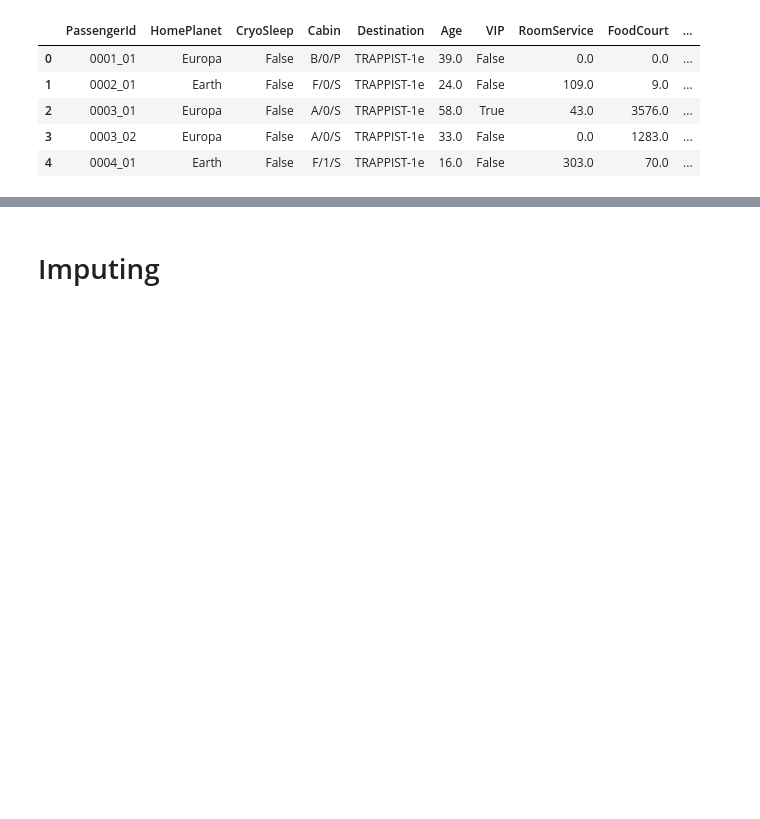
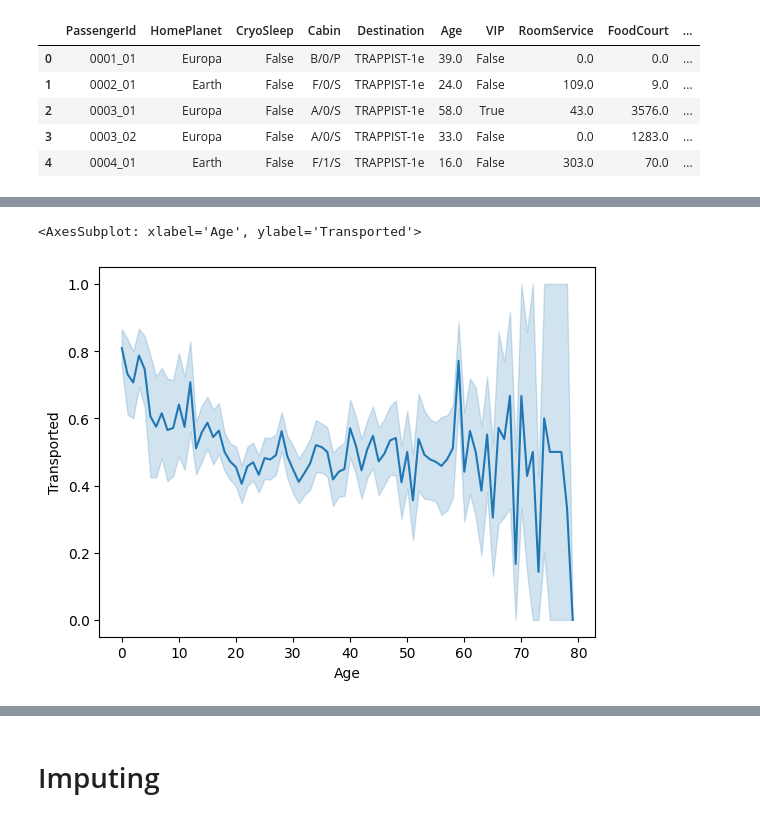
Before and after one commit to saptarshipal1/spaceship-titanic, a Jupyter notebook: data/spaceship-titanic_2.0.ipynb, the cells around one changed output, grey strips where cells are left out. Drawn from its saved outputs; the diff is of its cells as text; code cells hidden in the pictures; blank space fills up the shorter version.

```diff
--- a/data/spaceship-titanic_2.0.ipynb
+++ b/data/spaceship-titanic_2.0.ipynb
@@ -49,0 +61,5 @@ train.head()
+# %%
+sns.lineplot(data=train,x ='Age',y='Transported')
+# %% [output]
+<AxesSubplot: xlabel='Age', ylabel='Transported'>
+[figure, added]
```
Also changed, not shown: parts of 14 cells of this notebook, 2 other files.
